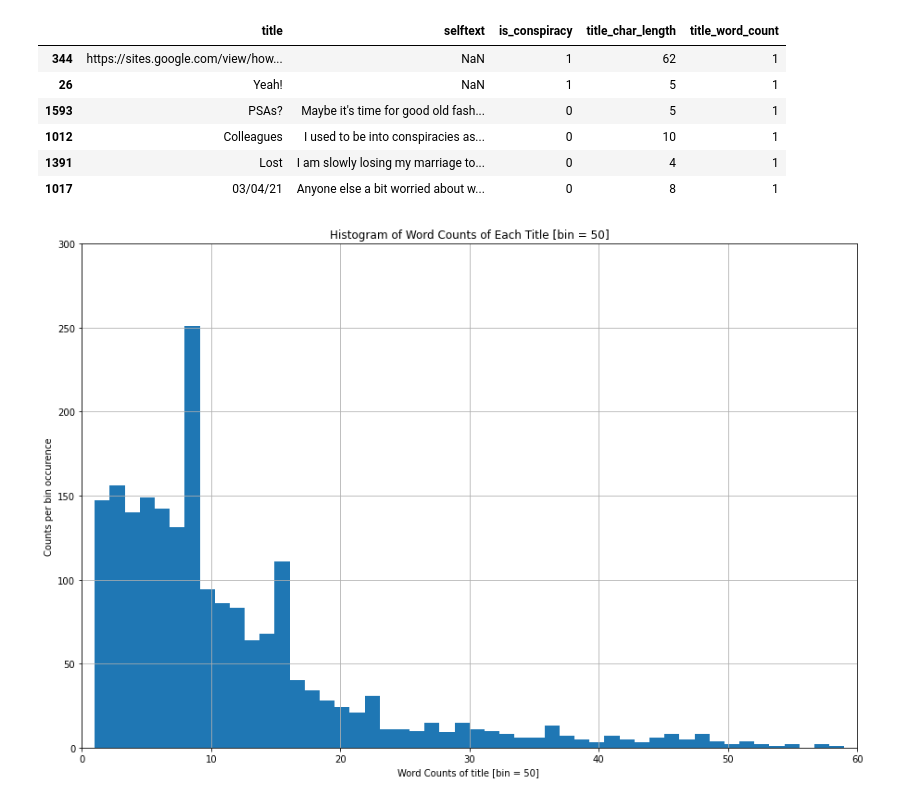
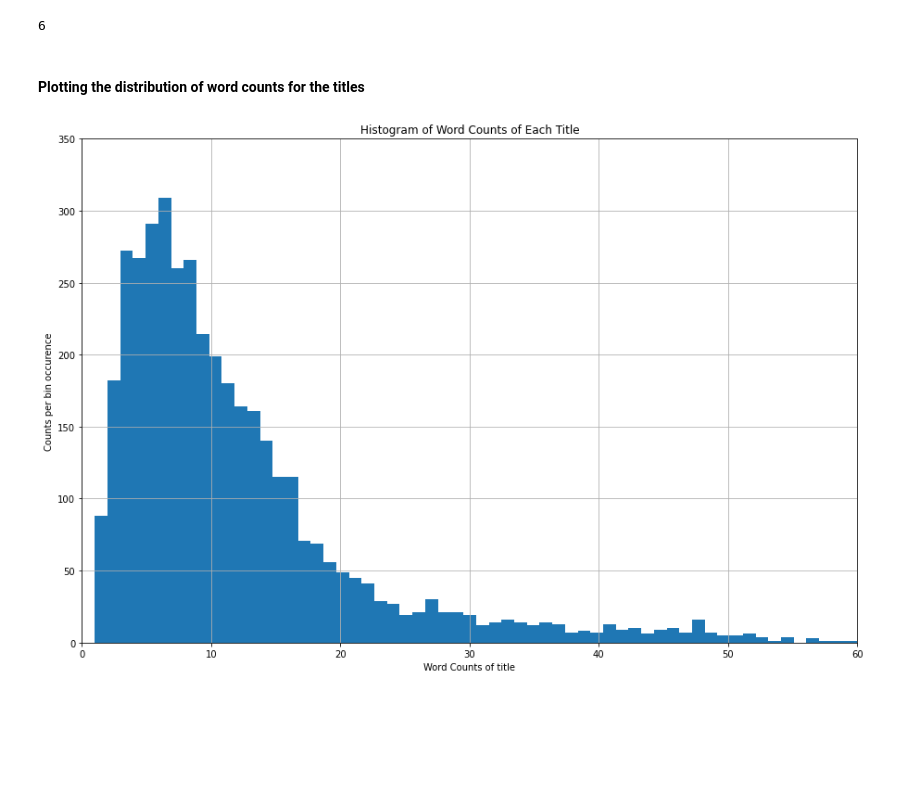
Before and after one commit to mduff12/mduff12, a Jupyter notebook: projects/project3/project_3-master/02 EDA.ipynb, the cells around one changed output. Saved outputs shown, nothing was run; the diff lists cells and outputs as text; code cells hidden in the pictures; blank space fills up the shorter version.

```diff
--- a/projects/project3/project_3-master/02 EDA.ipynb
+++ b/projects/project3/project_3-master/02 EDA.ipynb
@@ -35,0 +59,2 @@ qcas_con.head()
+# %%
+qcas_con.drop([326,577, 607, 609,718, 1406, 1484, 1593,1486,1704,1743,1781], inplace=True)
@@ -134,22 +153,18 @@ qcas_con.sort_values(by='title_char_length').head(6)
-# %%
-qcas_con.sort_values(by='title_word_count', ascending=True).head(6)
-# %% [output]
-|  | title | selftext | is_conspiracy | title_char_length | title_word_count |
-| 344 | https://sites.google.com/view/how... | NaN | 1 | 62 | 1 |
-| 26 | Yeah! | NaN | 1 | 5 | 1 |
-| 1593 | PSAs? | Maybe it's time for good old fash... | 0 | 5 | 1 |
-| 1012 | Colleagues | I used to be into conspiracies as... | 0 | 10 | 1 |
-| 1391 | Lost | I am slowly losing my marriage to... | 0 | 4 | 1 |
-| 1017 | 03/04/21 | Anyone else a bit worried about w... | 0 | 8 | 1 |
+# %%
+qcas_con['title_word_count'].value_counts().idxmax()
+# %% [output]
+6
+# %% [markdown]
+#### Plotting the distribution of word counts for the titles
 # %%
-#thanks to ofili for this code during 5.02 review
+#thanks to Ofili for this code during 5.02 review
 plt.figure(figsize=(15,10))
-plt.gca().set(ylim =(0,300))
+plt.gca().set(ylim =(0,350))
 plt.gca().set(xlim =(0,60))
-plt.xlabel("Word Counts of title [bin = 50] ")
+plt.xlabel("Word Counts of title")
 plt.ylabel("Counts per bin occurence")
-plt.title ("Histogram of Word Counts of Each Title [bin = 50]")
-qcas_con['title_word_count'].hist(bins=50);
+plt.title ("Histogram of Word Counts of Each Title")
+qcas_con['title_word_count'].hist(bins=60);
 # %% [output]
-[figure, old version]
+[figure, new version]
 # %% [markdown]
```
Also changed, not shown: parts of 48 cells of this notebook, 19 other files.
